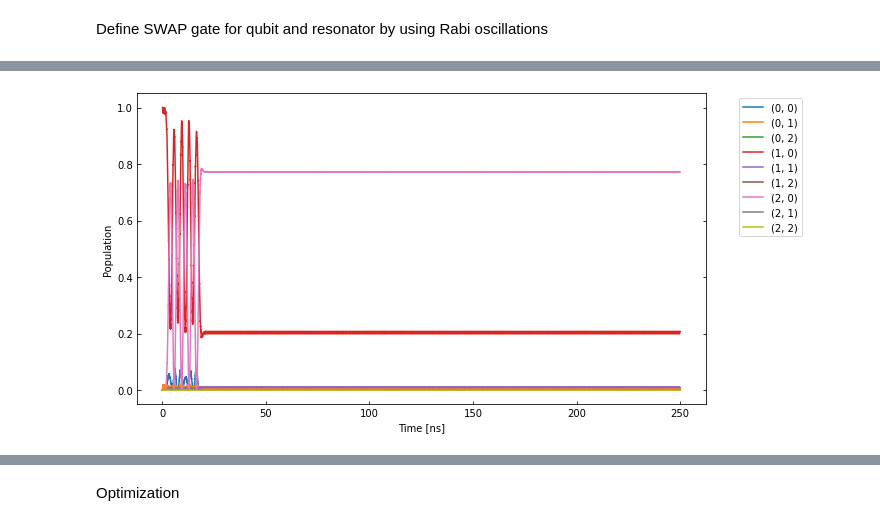
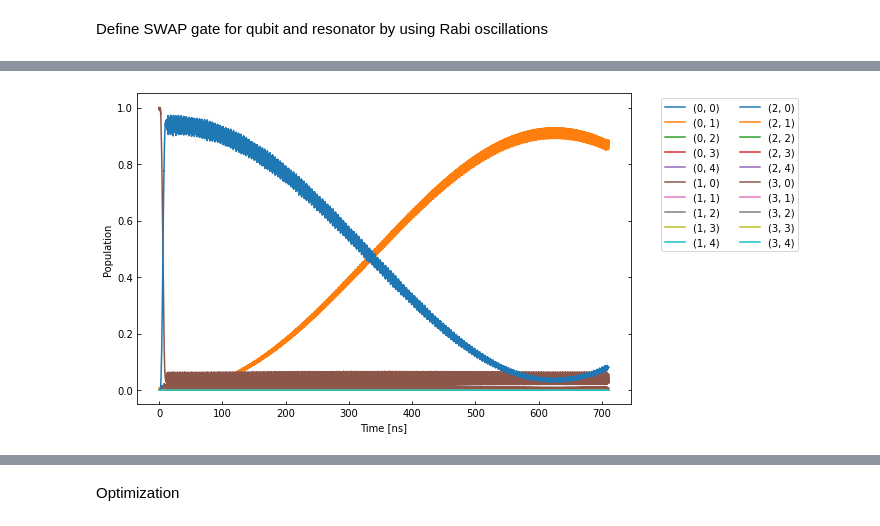
Before and after one commit to BackOnTrackIce/Qubit_readout, a Jupyter notebook: Ashutosh_codes/Qubit_reset_C3.ipynb, the cells around one changed output, grey strips where cells are left out. Cells and saved outputs as stored; diff of their text form; code cells hidden in the pictures.

Commit message:
Trying qubit below resonator frequency

```diff
--- a/Ashutosh_codes/Qubit_reset_C3.ipynb
+++ b/Ashutosh_codes/Qubit_reset_C3.ipynb
@@ -51,8 +48,8 @@ import scipy as sp
 # %% [markdown]
 Qubit
 # %%
-qubit_levels = 3
-qubit_frequency = 7.86e9
+qubit_levels = 4
+qubit_frequency = 4.16e9
 qubit_anharm = -264e6
 qubit_t1 = 27e-6
 qubit_t2star = 39e-6
@@ -77,8 +68,8 @@ To enable them in other operations, rebuild TensorFlow with the appropriate comp
 # %% [markdown]
 Resonator
 # %%
-resonator_levels = 3
-resonator_frequency = 6.02e9
+resonator_levels = 5
+resonator_frequency = 7.12e9
 resonator_t1 = 27e-6
 resonator_t2star = 39e-6
 resonator_temp = 50e-3
@@ -860,6 +852,5 @@ array([[1.+0.j, 0.+0.j, 0.+0.j, 0.+0.j, 0.+0.j, 0.+0.j, 0.+0.j, 0.+0.j,
 # %%
 parameter_map = PMap(instructions=gates_arr, model=model, generator=generator)
 exp = Exp(pmap=parameter_map)
-exp.set_opt_gates(['swap[0, 1]'])
-unitaries = exp.compute_propagators()
+model.set_lindbladian(False)
 #plotComplexMatrix(unitaries['swap[0, 1]'].numpy())
@@ -866,12 +859,12 @@ unitaries = exp.compute_propagators()
 # %%
 init_state_index = model.get_state_indeces([(1,0)])[0]
 psi_init = [[0] * model.tot_dim]
 psi_init[0][init_state_index] = 1
 init_state = tf.transpose(tf.constant(psi_init, tf.complex128))
-sequence = ['swap[0, 1]']
+sequence = ["swap_10_20[0, 1]", "swap_20_01[0, 1]"]
 plotPopulation(exp=exp, psi_init=init_state, sequence=sequence, usePlotly=False)
 # %% [output]
-[figure, old version]
+[figure, new version]
 # %%
 states_to_plot = [(0,1), (1,0), (0,2), (2,0), (1,1)]
 plotPopulation(exp=exp, psi_init=init_state, sequence=sequence, states_to_plot=states_to_plot, usePlotly=False)
```
Also changed, not shown: parts of 14 cells of this notebook, 6 other files.
